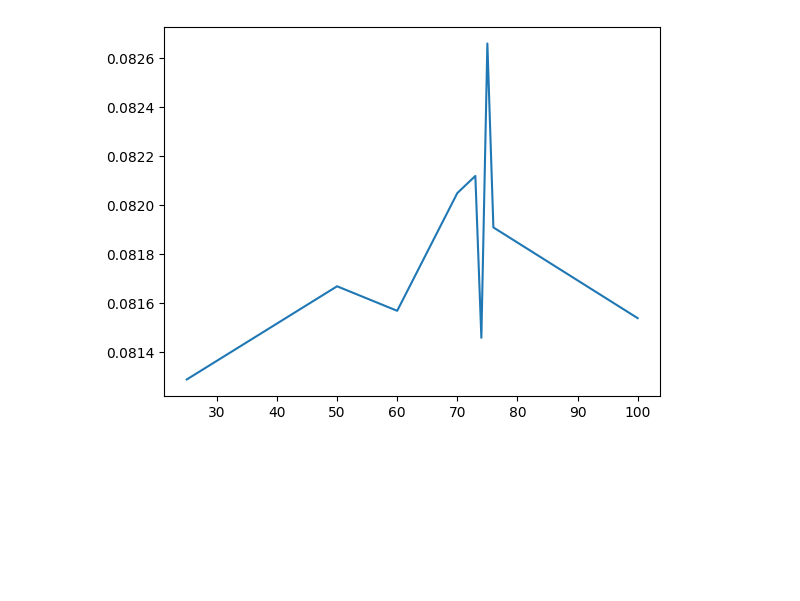
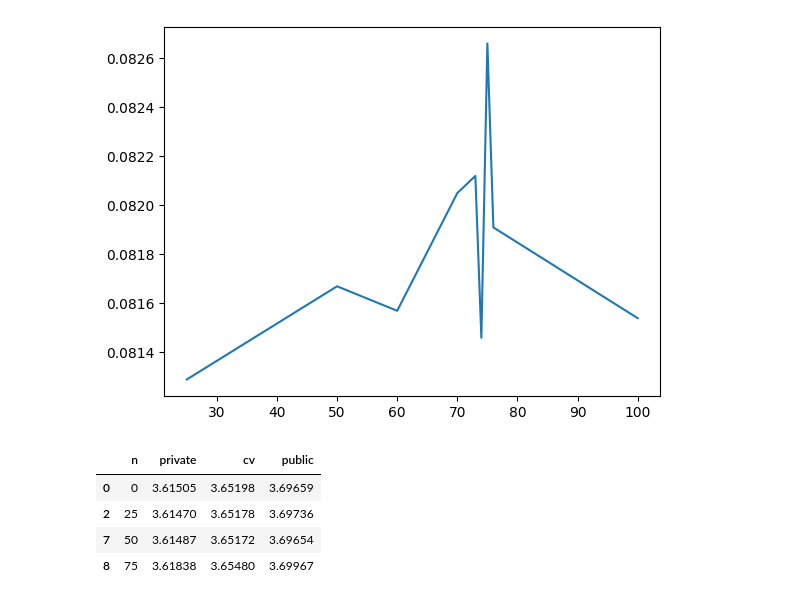
Before and after one commit to KakeruOshikiri/AnalyticalPipeline, a Jupyter notebook: work/oshikiri/notebooks/160.ipynb, the cells around one changed output. Cells and saved outputs as stored; diff of their text form; code cells hidden in the pictures; blank space fills up the shorter version.

```diff
--- a/work/oshikiri/notebooks/160.ipynb
+++ b/work/oshikiri/notebooks/160.ipynb
@@ -55,3 +55,14 @@ plt.plot(100-df.n,df.public-df.private)
 # %% [output]
 [<matplotlib.lines.Line2D at 0x...>]
 [figure]
+# %%
+select_index = [0,2,7,8]
+l_bool = [True,False,True,False,False,True,True,True,True]
+l_bool = [True,False,True,False,False,False,False,True,True]
+df[l_bool]
+# %% [output]
+|  | n | private | cv | public |
+| 0 | 0 | 3.61505 | 3.65198 | 3.69659 |
+| 2 | 25 | 3.61470 | 3.65178 | 3.69736 |
+| 7 | 50 | 3.61487 | 3.65172 | 3.69654 |
+| 8 | 75 | 3.61838 | 3.65480 | 3.69967 |
```
Also changed, not shown: parts of 1 cell of this notebook, 19 other files.
